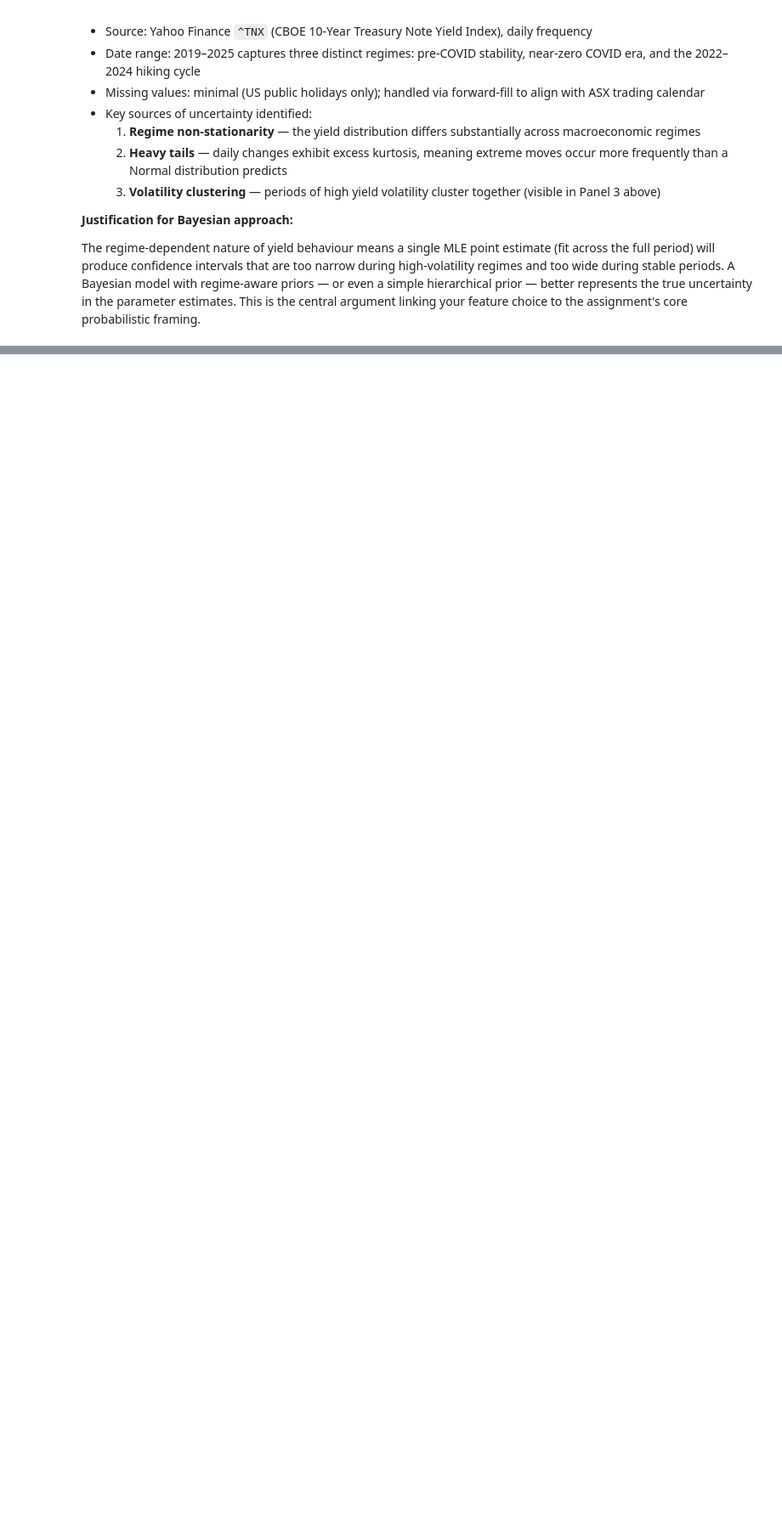
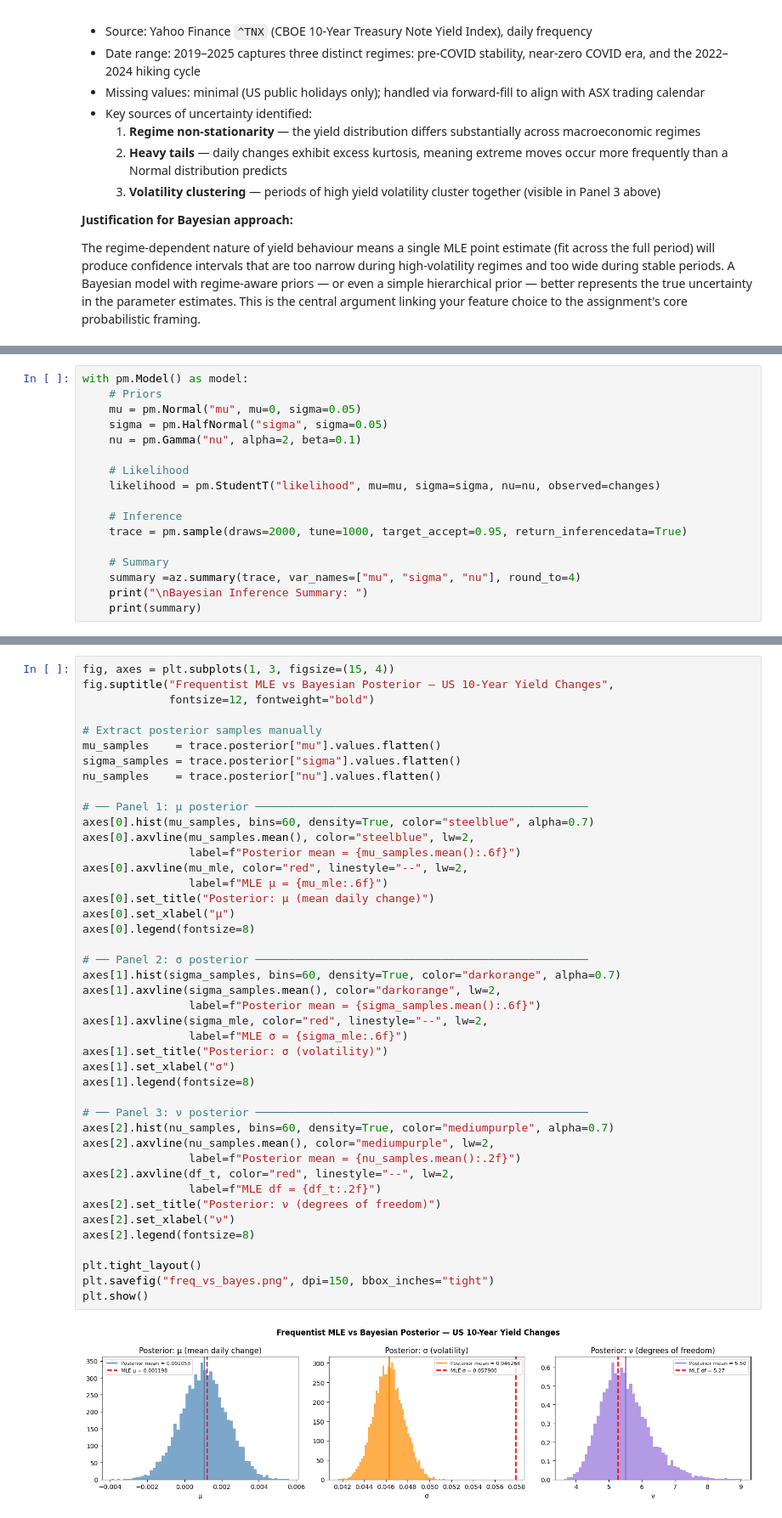
Before and after one commit to thomaslawrenceallen/probabilistic_ml_artefact1-2, a Jupyter notebook: us_10yr_yield.ipynb, the cells around one changed output, grey strips where cells are left out. Shown at 85% size. Cells and saved outputs as stored; diff of their text form; blank space fills up the shorter version.

Commit message:
frequentist & bayesian

```diff
--- a/us_10yr_yield.ipynb
+++ b/us_10yr_yield.ipynb
@@ -411,0 +441,17 @@ linking your feature choice to the assignment's core probabilistic framing.
+# %%
+with pm.Model() as model:
+    # Priors
+    mu = pm.Normal("mu", mu=0, sigma=0.05)
+    sigma = pm.HalfNormal("sigma", sigma=0.05)
+    nu = pm.Gamma("nu", alpha=2, beta=0.1)
+
+    # Likelihood
+    likelihood = pm.StudentT("likelihood", mu=mu, sigma=sigma, nu=nu, observed=changes)
+
+    # Inference
+    trace = pm.sample(draws=2000, tune=1000, target_accept=0.95, return_inferencedata=True)
+
+    # Summary
+    summary =az.summary(trace, var_names=["mu", "sigma", "nu"], round_to=4)
+    print("\nBayesian Inference Summary: ")
+    print(summary)
@@ -411,0 +476,45 @@ linking your feature choice to the assignment's core probabilistic framing.
+# %%
+fig, axes = plt.subplots(1, 3, figsize=(15, 4))
+fig.suptitle("Frequentist MLE vs Bayesian Posterior — US 10-Year Yield Changes",
+             fontsize=12, fontweight="bold")
+
+# Extract posterior samples manually
+mu_samples    = trace.posterior["mu"].values.flatten()
+sigma_samples = trace.posterior["sigma"].values.flatten()
+nu_samples    = trace.posterior["nu"].values.flatten()
+
+# ── Panel 1: μ posterior ──────────────────────────────────────────────────
+axes[0].hist(mu_samples, bins=60, density=True, color="steelblue", alpha=0.7)
+axes[0].axvline(mu_samples.mean(), color="steelblue", lw=2,
+                label=f"Posterior mean = {mu_samples.mean():.6f}")
+axes[0].axvline(mu_mle, color="red", linestyle="--", lw=2,
+                label=f"MLE μ = {mu_mle:.6f}")
+axes[0].set_title("Posterior: μ (mean daily change)")
+axes[0].set_xlabel("μ")
+axes[0].legend(fontsize=8)
+
+# ── Panel 2: σ posterior ──────────────────────────────────────────────────
+axes[1].hist(sigma_samples, bins=60, density=True, color="darkorange", alpha=0.7)
+axes[1].axvline(sigma_samples.mean(), color="darkorange", lw=2,
+                label=f"Posterior mean = {sigma_samples.mean():.6f}")
+axes[1].axvline(sigma_mle, color="red", linestyle="--", lw=2,
+                label=f"MLE σ = {sigma_mle:.6f}")
+axes[1].set_title("Posterior: σ (volatility)")
+axes[1].set_xlabel("σ")
+axes[1].legend(fontsize=8)
+
+# ── Panel 3: ν posterior ──────────────────────────────────────────────────
+axes[2].hist(nu_samples, bins=60, density=True, color="mediumpurple", alpha=0.7)
+axes[2].axvline(nu_samples.mean(), color="mediumpurple", lw=2,
+                label=f"Posterior mean = {nu_samples.mean():.2f}")
+axes[2].axvline(df_t, color="red", linestyle="--", lw=2,
+                label=f"MLE df = {df_t:.2f}")
+axes[2].set_title("Posterior: ν (degrees of freedom)")
+axes[2].set_xlabel("ν")
+axes[2].legend(fontsize=8)
+
+plt.tight_layout()
+plt.savefig("freq_vs_bayes.png", dpi=150, bbox_inches="tight")
+plt.show()
+# %% [output]
+[figure, added]
```
Also changed, not shown: parts of 7 cells of this notebook, 1 other file.
